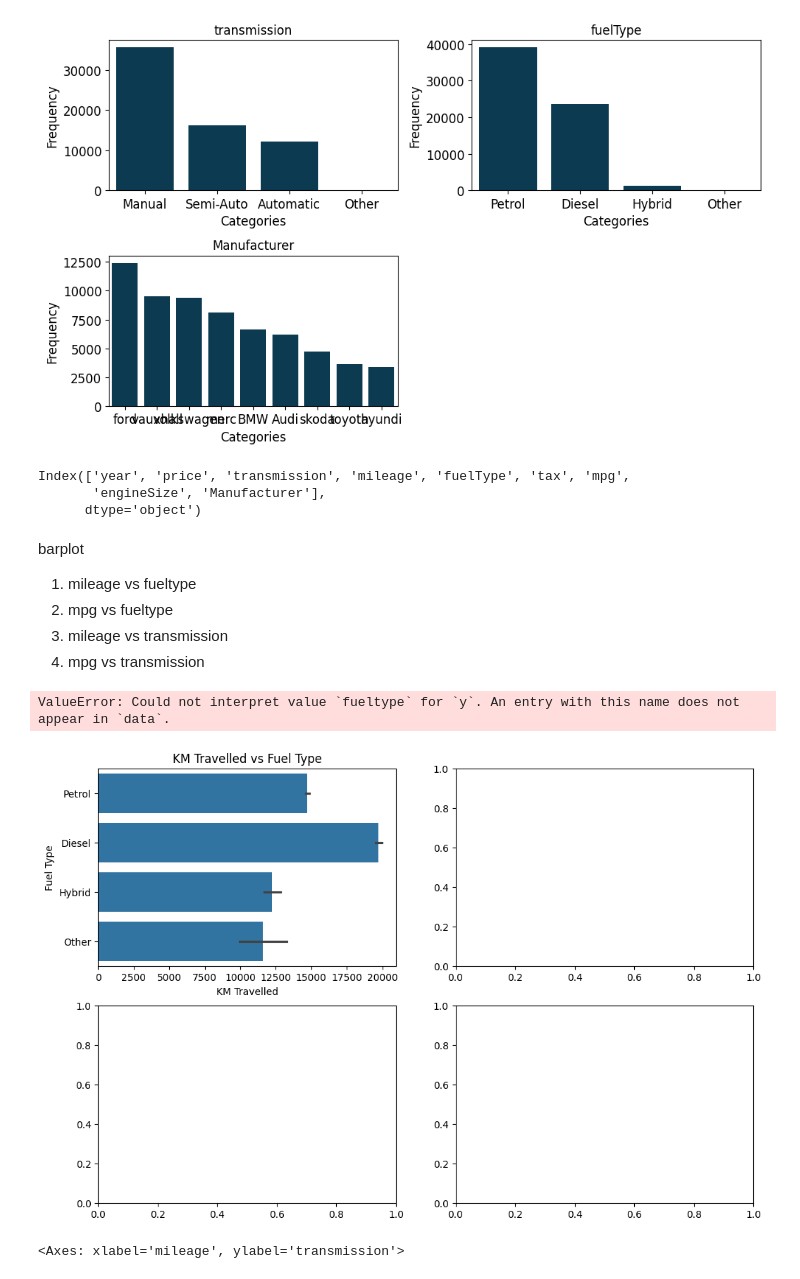
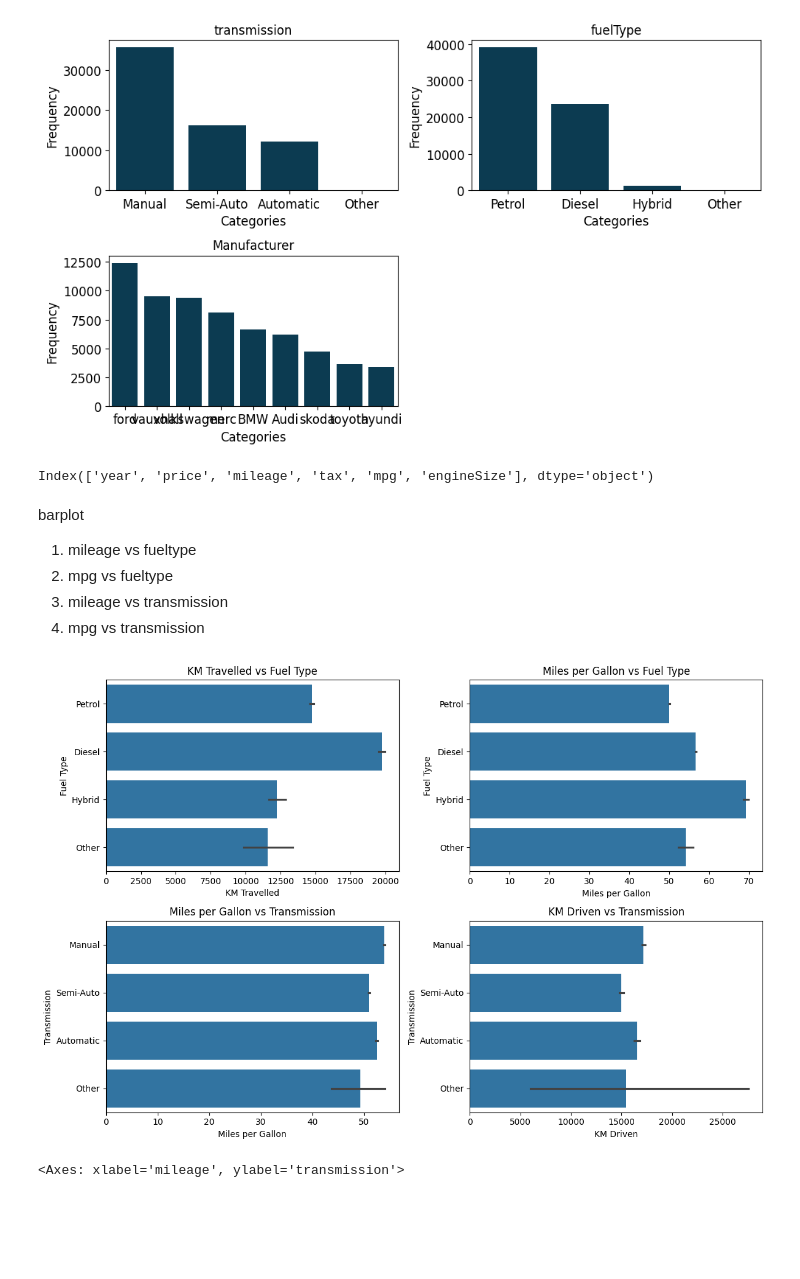
Before and after one commit to ManojShendre1202/data_analysis, a Jupyter notebook: research/EDA.ipynb, the cells around one changed output. Cells and saved outputs as stored; diff of their text form; code cells hidden in the pictures; blank space fills up the shorter version.

```diff
--- a/research/EDA.ipynb
+++ b/research/EDA.ipynb
@@ -181,11 +181,9 @@ for i, col in enumerate(cat_cols.columns):
 # %% [output]
 [figure]
 # %%
-data.columns
+num_cols.columns
 # %% [output]
-Index(['year', 'price', 'transmission', 'mileage', 'fuelType', 'tax', 'mpg',
-       'engineSize', 'Manufacturer'],
-      dtype='object')
+Index(['year', 'price', 'mileage', 'tax', 'mpg', 'engineSize'], dtype='object')
 # %% [markdown]
 barplot
 1. mileage vs fueltype
@@ -195,29 +193,34 @@ barplot
 # %%
 fig, axs = plt.subplots(2, 2, figsize=(12, 8))
 
 # Plot 1: KM Travelled vs Fuel Type
-sns.barplot(x=data['mileage'], y=data['fuelType'], data=data, ax=axs[0, 0])
+sns.barplot(x='mileage', y='fuelType', data=data, ax=axs[0, 0])
 axs[0, 0].set_title('KM Travelled vs Fuel Type')
 axs[0, 0].set_xlabel('KM Travelled')
 axs[0, 0].set_ylabel('Fuel Type')
 
 # Plot 2: Miles per Gallon vs Fuel Type
-sns.barplot(x=data['mpg'], y=data['fueltype'], data=data, ax=axs[0, 1])
+sns.barplot(x='mpg', y='fuelType', data=data, ax=axs[0, 1])
 axs[0, 1].set_title('Miles per Gallon vs Fuel Type')
 axs[0, 1].set_xlabel('Miles per Gallon')
 axs[0, 1].set_ylabel('Fuel Type')
 
 # Plot 3: Miles per Gallon vs Transmission
-sns.barplot(x=data['mpg'], y=data['transmission'], data=data, ax=axs[1, 0])
+sns.barplot(x='mpg', y='transmission', data=data, ax=axs[1, 0])
 axs[1, 0].set_title('Miles per Gallon vs Transmission')
 axs[1, 0].set_xlabel('Miles per Gallon')
 axs[1, 0].set_ylabel('Transmission')
 
+# Plot 4: KM Driven vs Transmission
+sns.barplot(x='mileage', y='transmission', data=data, ax=axs[1, 1])
+axs[1, 1].set_title('KM Driven vs Transmission')
+axs[1, 1].set_xlabel('KM Driven')
+axs[1, 1].set_ylabel('Transmission')
+
 plt.tight_layout()
 plt.show()
 # %% [output]
-ValueError: Could not interpret value `fueltype` for `y`. An entry with this name does not appear in `data`.
-[figure, old version]
+[figure, new version]
 # %%
 sns.barplot(
     x=data['mileage'],   # X-axis: Index (categories) of the value counts
```
Also changed, not shown: parts of 2 cells of this notebook, 19 other files.
